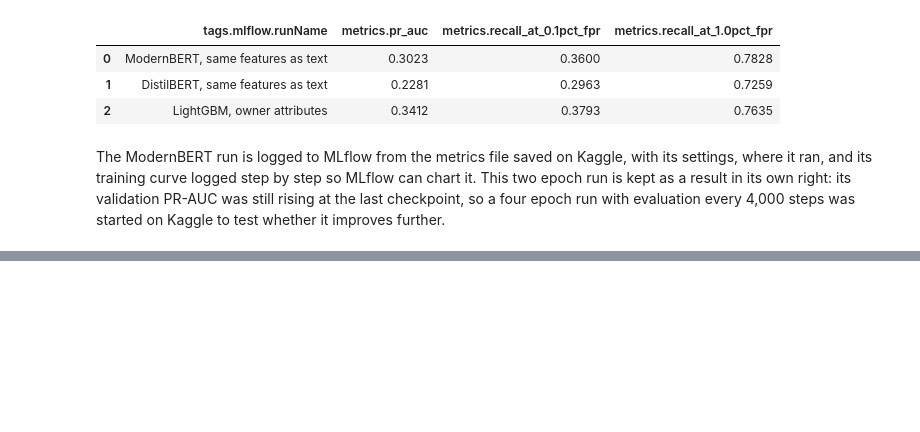
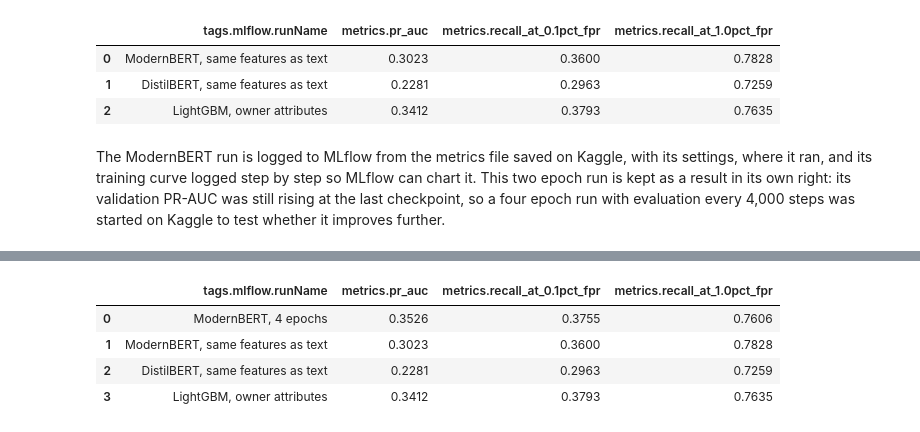
Before and after one commit to sap6011/bank-guard, a Jupyter notebook: notebooks/03a_hf_finetune.ipynb, the cells around one changed output, grey strips where cells are left out. Cells and saved outputs as stored; diff of their text form; code cells hidden in the pictures; blank space fills up the shorter version.

```diff
--- a/notebooks/03a_hf_finetune.ipynb
+++ b/notebooks/03a_hf_finetune.ipynb
@@ -578,0 +583,41 @@ The ModernBERT run is logged to MLflow from the metrics file saved on Kaggle, wi
+# %%
+import json
+from pathlib import Path
+
+import mlflow
+
+mb4 = json.loads(Path("../models/modernbert/modernbert_4ep_metrics.json").read_text())
+
+mlflow.set_tracking_uri("sqlite:///../mlflow.db")
+mlflow.set_experiment("bankguard-laundering")
+with mlflow.start_run(run_name=mb4["model"]):
+    mlflow.log_params({
+        "model_name": "answerdotai/ModernBERT-base", "epochs": 4, "eval_steps": 4000,
+        "batch_size": 32, "per_gpu_batch_size": 16, "gpus": 2, "learning_rate": 2e-5,
+        "warmup_steps": 500, "weight_decay": 0.01, "precision": "fp16", "max_len": 128,
+        "train_rows": 202_530, "train_laundering_share": 0.0125, "seed": 42, "n_features": 22,
+    })
+    for key in ["pr_auc", "recall_at_0.1%_fpr", "recall_at_1.0%_fpr"]:
+        mlflow.log_metric(key.replace("%", "pct"), mb4[key])
+    mlflow.log_metric("train_minutes", mb4["train_minutes"])
+    for entry in mb4["log_history"]:
+        if "eval_pr_auc" in entry:
+            mlflow.log_metric("eval_pr_auc", entry["eval_pr_auc"], step=entry["step"])
+        if "loss" in entry:
+            mlflow.log_metric("train_loss", entry["loss"], step=entry["step"])
+    mlflow.log_artifact("../models/modernbert/modernbert_4ep_metrics.json")
+    mlflow.set_tags({
+        "trained_on": "Kaggle, 2x Tesla T4",
+        "notebook": "notebooks/03b_modernbert_kaggle.ipynb (version 2)",
+        "best_checkpoint": mb4["best_checkpoint"],
+    })
+
+mlflow.search_runs(experiment_names=["bankguard-laundering"])[
+    ["tags.mlflow.runName", "metrics.pr_auc", "metrics.recall_at_0.1pct_fpr", "metrics.recall_at_1.0pct_fpr"]
+].round(4)
+# %% [output]
+|  | tags.mlflow.runName | metrics.pr_auc | metrics.recall_at_0.1pct_fpr | metrics.recall_at_1.0pct_fpr |
+| 0 | ModernBERT, 4 epochs | 0.3526 | 0.3755 | 0.7606 |
+| 1 | ModernBERT, same features as text | 0.3023 | 0.3600 | 0.7828 |
+| 2 | DistilBERT, same features as text | 0.2281 | 0.2963 | 0.7259 |
+| 3 | LightGBM, owner attributes | 0.3412 | 0.3793 | 0.7635 |
```
Also changed, not shown: parts of 1 cell of this notebook.
